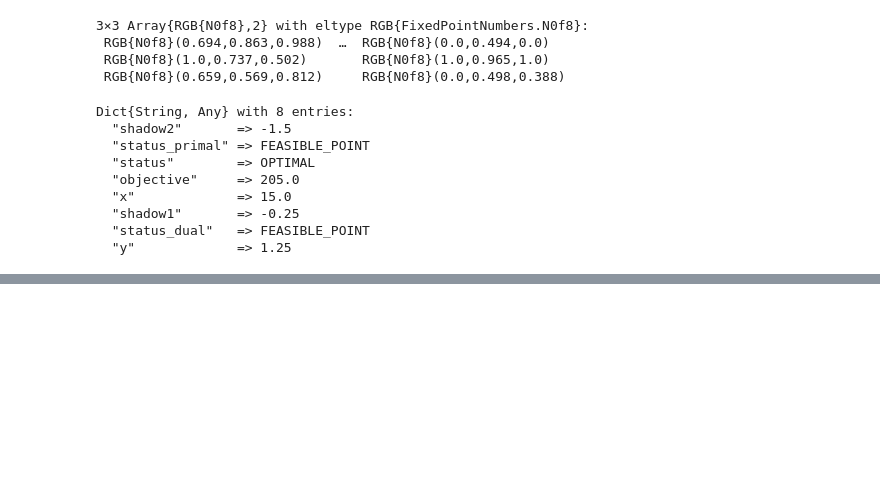
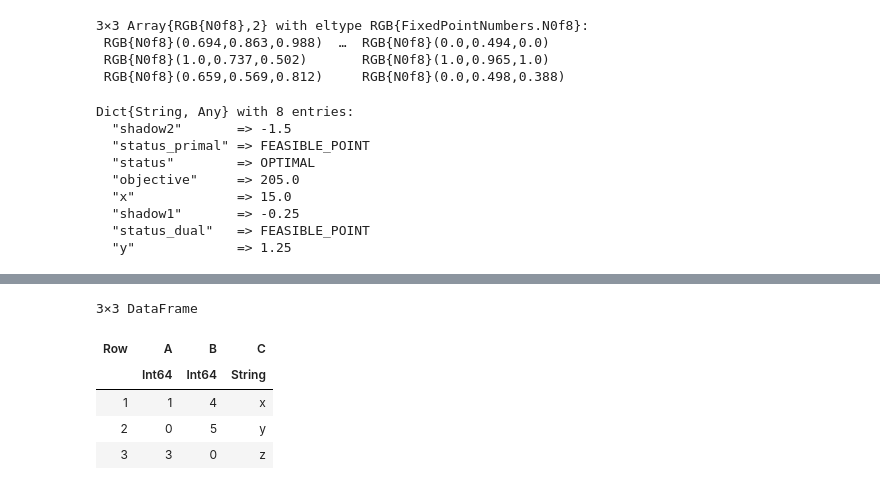
Before and after one commit to tarskul/JuliaStudyGroup, a Jupyter notebook: JuliaStudyGroup.ipynb, the cells around one changed output, grey strips where cells are left out. Drawn from its saved outputs; the diff is of its cells as text; code cells hidden in the pictures; blank space fills up the shorter version.

```diff
--- a/JuliaStudyGroup.ipynb
+++ b/JuliaStudyGroup.ipynb
@@ -398,0 +464,17 @@ Dict{String, Any} with 8 entries:
+# %%
+dfk=DataFrame()
+for dfn in names(df)
+    if dfn == "C"
+        dfk[!,dfn]=replace(df[!,dfn],missing => "x")
+    else
+        dfk[!,dfn]=replace(df[!,dfn],missing => 0)
+    end
+end
+dfk
+# %% [output]
+3×3 DataFrame
+| Row | A | B | C |
+|  | Int64 | Int64 | String |
+| 1 | 1 | 4 | x |
+| 2 | 0 | 5 | y |
+| 3 | 3 | 0 | z |
```
Also changed, not shown: parts of 10 cells of this notebook, 6 other files.
